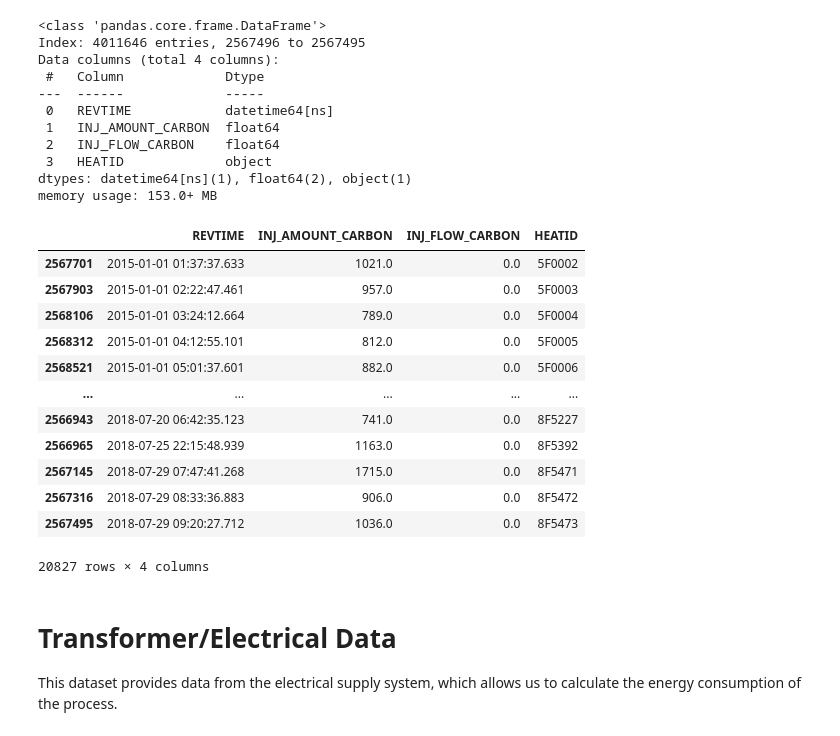
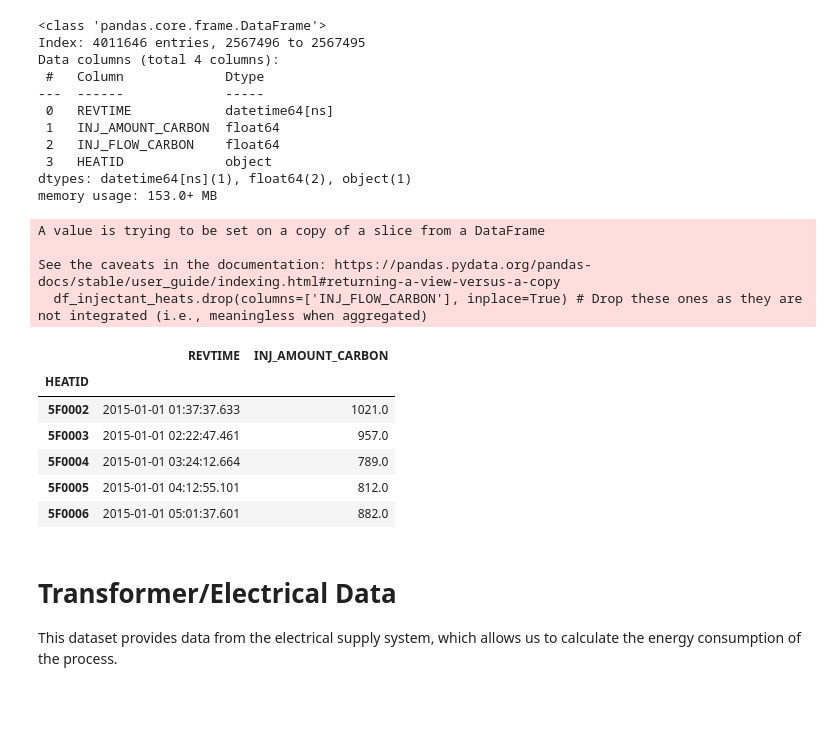
Before and after one commit to Jilai01/CHE1147-Team-8, a Jupyter notebook: EAF_energy_model.ipynb, the cells around one changed output. Drawn from its saved outputs; the diff is of its cells as text; code cells hidden in the pictures; blank space fills up the shorter version.

```diff
--- a/EAF_energy_model.ipynb
+++ b/EAF_energy_model.ipynb
@@ -264,21 +306,22 @@ Data columns (total 4 columns):
 dtypes: datetime64[ns](1), float64(2), object(1)
 memory usage: 153.0+ MB
 # %%
-df_injectant.groupby('HEATID').tail(1)
+df_injectant_heats = df_injectant.groupby('HEATID').tail(1)
+df_injectant_heats.set_index('HEATID', inplace=True)
+df_injectant_heats.drop(columns=['INJ_FLOW_CARBON'], inplace=True) # Drop these ones as they are not integrated (i.e., meaningless when aggregated)
+df_injectant_heats.head()
 # %% [output]
+A value is trying to be set on a copy of a slice from a DataFrame
+
+See the caveats in the documentation: https://pandas.pydata.org/pandas-docs/stable/user_guide/indexing.html#returning-a-view-versus-a-copy
+  df_injectant_heats.drop(columns=['INJ_FLOW_CARBON'], inplace=True) # Drop these ones as they are not integrated (i.e., meaningless when aggregated)
-|  | REVTIME | INJ_AMOUNT_CARBON | INJ_FLOW_CARBON | HEATID |
-| 2567701 | 2015-01-01 01:37:37.633 | 1021.0 | 0.0 | 5F0002 |
-| 2567903 | 2015-01-01 02:22:47.461 | 957.0 | 0.0 | 5F0003 |
-| 2568106 | 2015-01-01 03:24:12.664 | 789.0 | 0.0 | 5F0004 |
-| 2568312 | 2015-01-01 04:12:55.101 | 812.0 | 0.0 | 5F0005 |
-| 2568521 | 2015-01-01 05:01:37.601 | 882.0 | 0.0 | 5F0006 |
-| ... | ... | ... | ... | ... |
-| 2566943 | 2018-07-20 06:42:35.123 | 741.0 | 0.0 | 8F5227 |
-| 2566965 | 2018-07-25 22:15:48.939 | 1163.0 | 0.0 | 8F5392 |
-| 2567145 | 2018-07-29 07:47:41.268 | 1715.0 | 0.0 | 8F5471 |
-| 2567316 | 2018-07-29 08:33:36.883 | 906.0 | 0.0 | 8F5472 |
-| 2567495 | 2018-07-29 09:20:27.712 | 1036.0 | 0.0 | 8F5473 |
+|  | REVTIME | INJ_AMOUNT_CARBON |
+| HEATID |  |  |
+| 5F0002 | 2015-01-01 01:37:37.633 | 1021.0 |
+| 5F0003 | 2015-01-01 02:22:47.461 | 957.0 |
+| 5F0004 | 2015-01-01 03:24:12.664 | 789.0 |
+| 5F0005 | 2015-01-01 04:12:55.101 | 812.0 |
+| 5F0006 | 2015-01-01 05:01:37.601 | 882.0 |
-20827 rows × 4 columns
 # %% [markdown]
 # Transformer/Electrical Data
 This dataset provides data from the electrical supply system, which allows us to calculate the energy consumption of the process.
```
Also changed, not shown: parts of 11 cells of this notebook.
